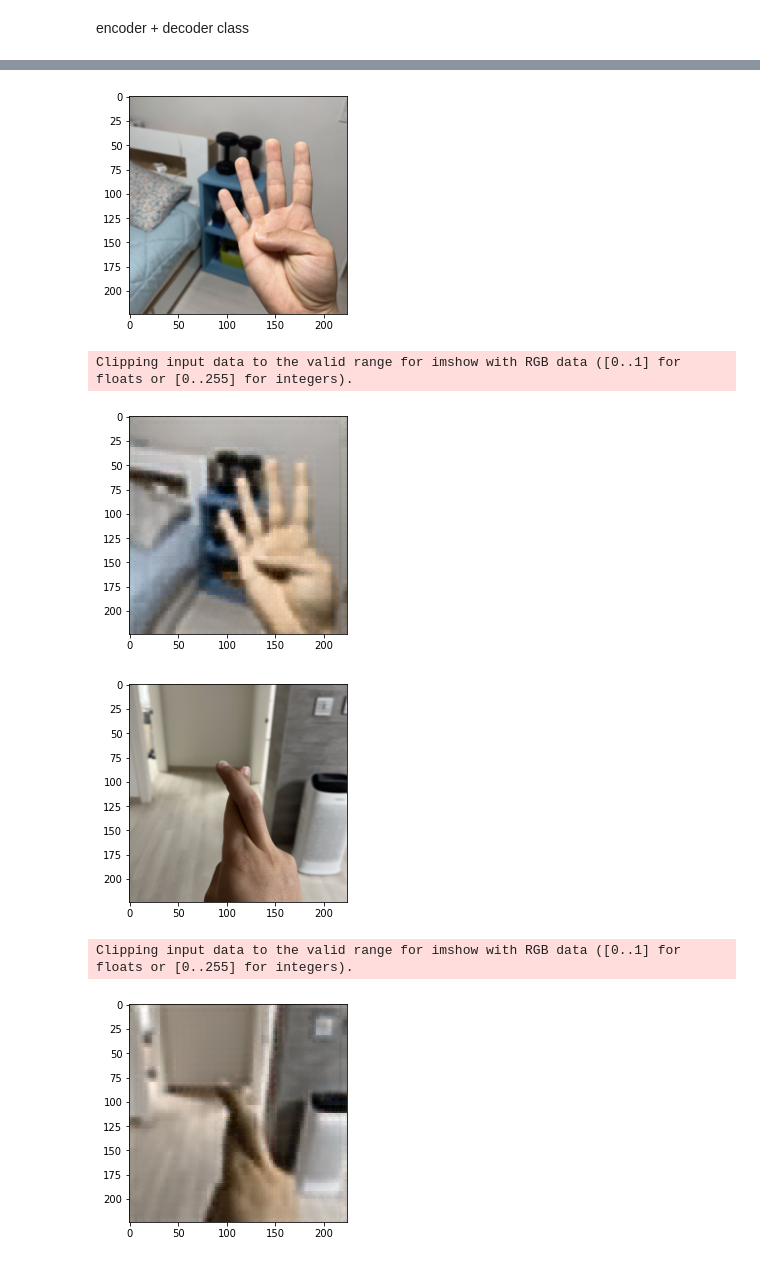
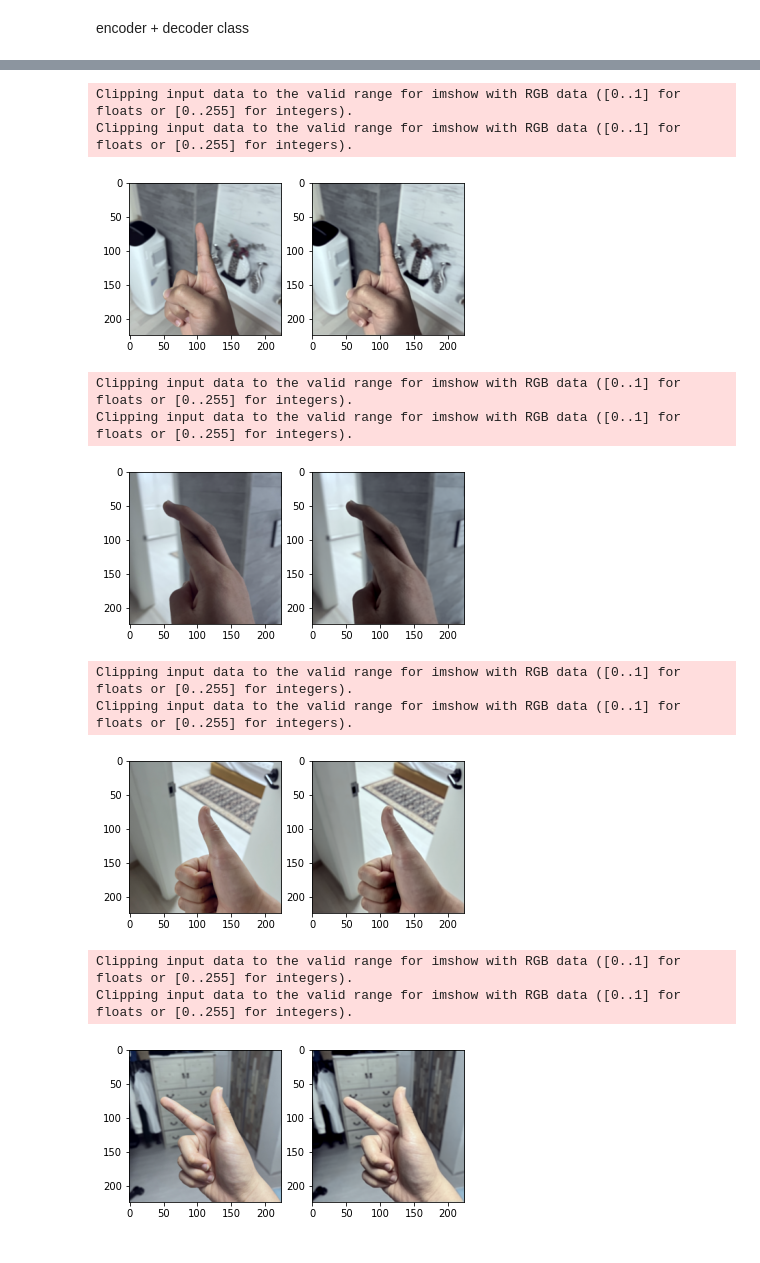
Before and after one commit to seongjiko/Noise_Reduction_with_Autoencoder, a Jupyter notebook: noise_Reduction_with_autoencoder.ipynb, the cells around one changed output, grey strips where cells are left out. Cells and saved outputs as stored; diff of their text form; code cells hidden in the pictures.

```diff
--- a/noise_Reduction_with_autoencoder.ipynb
+++ b/noise_Reduction_with_autoencoder.ipynb
@@ -82,2 +119,8 @@ trainNum: 270, valNum: 30
 # %% [markdown]
 encoder + decoder class
+# %%
+dataset_train = Classification_Dataset(df_train, 'train', transform=transform_train)
+# dataset_val = Classification_Dataset(df_val, 'val', transform=transforms.ToTensor())
+
+train_loader = torch.utils.data.DataLoader(dataset_train, batch_size=4, shuffle=True, num_workers=0, drop_last=True)
+# val_loader = torch.utils.data.DataLoader(dataset_val, batch_size=4, shuffle=True, num_workers=0)
@@ -221,3 +368,22 @@ optimizer = torch.optim.Adam(parameters, lr = 2e-4)
+# %%
+device = torch.device("cuda:0" if torch.cuda.is_available() else "cpu")
+
+unet = UNet().to(device)
+
+loss_func = nn.MSELoss()
+parameters = unet.parameters()
+optimizer = torch.optim.Adam(parameters, lr = lr)
+
+# num_epoch = int(input("Input Epoch num: "))
+
+num_data_train = len(df_train)
+num_data_val = len(df_val)
+
+num_batch = 4
+
+fn_tonumpy = lambda x: x.to('cpu').detach().numpy().transpose(0, 2, 3, 1)
+fn_denorm = lambda x, mean, std: (x*std) + mean
+fn_class = lambda x : 1.0 * (x > 0.5)
 # %%
 from tqdm import tqdm
 
@@ -252,19 +442,30 @@ Epochs: 11 MSELoss: 0.004631787538528442
 # %%
 import matplotlib.pyplot as plt
 import numpy as np
 
-out_img = torch.squeeze(output.cpu().data)
+
+# output = output.to(device)
+
+
 
 for i in range(4):
-    temp = image[i].cpu()
-    plt.imshow(torch.squeeze(np.transpose(temp, (1, 2, 0))))
-    plt.show()
-    plt.imshow(np.transpose(out_img[i], (1, 2, 0)))
-    plt.show()
+  plt.subplot(1, 2, 1)
+  plt.imshow(image[i])
+
+
+  plt.subplot(1, 2, 2)
+  plt.imshow(output[i])
+  plt.show()
 # %% [output]
+Clipping input data to the valid range for imshow with RGB data ([0..1] for floats or [0..255] for integers).
+Clipping input data to the valid range for imshow with RGB data ([0..1] for floats or [0..255] for integers).
-[figure, old version]
+[figure, new version]
-Clipping input data to the valid range for imshow with RGB data ([0..1] for floats or [0..255] for integers).
+Clipping input data to the valid range for imshow with RGB data ([0..1] for floats or [0..255] for integers).
+Clipping input data to the valid range for imshow with RGB data ([0..1] for floats or [0..255] for integers).
-[figure, old version]
+[figure, new version]
+Clipping input data to the valid range for imshow with RGB data ([0..1] for floats or [0..255] for integers).
+Clipping input data to the valid range for imshow with RGB data ([0..1] for floats or [0..255] for integers).
-[figure, old version]
+[figure, new version]
-Clipping input data to the valid range for imshow with RGB data ([0..1] for floats or [0..255] for integers).
+Clipping input data to the valid range for imshow with RGB data ([0..1] for floats or [0..255] for integers).
+Clipping input data to the valid range for imshow with RGB data ([0..1] for floats or [0..255] for integers).
-[figure, old version]
+[figure, new version]
```
Also changed, not shown: parts of 19 cells of this notebook.
